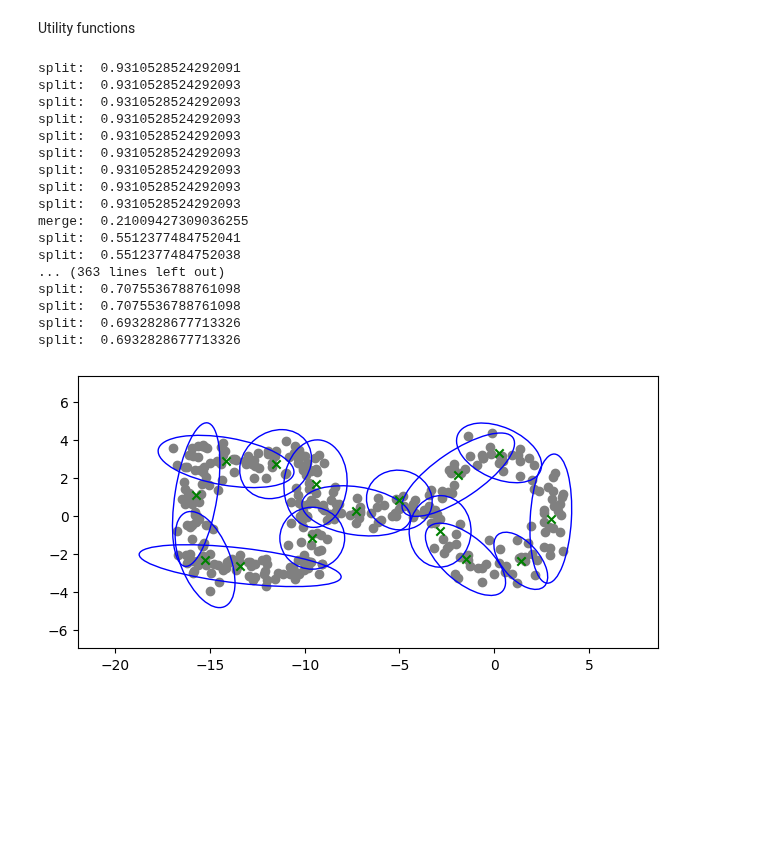
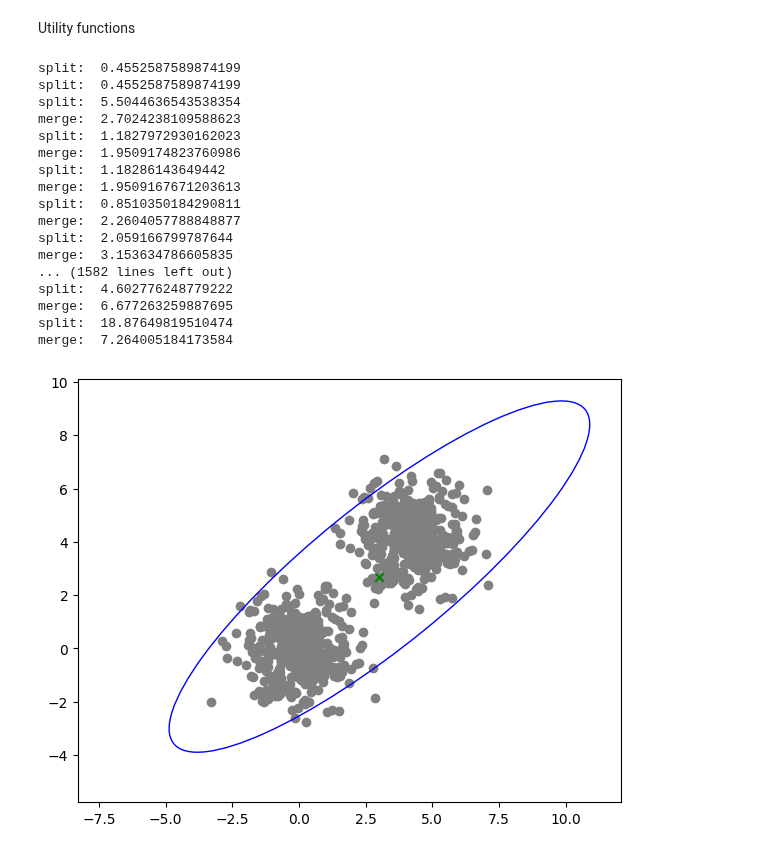
Before and after one commit to Stevan-LS/Online-DaDiL, a Jupyter notebook: Online GMM/Online GMM v2.ipynb, the cells around one changed output. Cells and saved outputs as stored; diff of their text form; code cells hidden in the pictures; blank space fills up the shorter version.

```diff
--- a/Online GMM/Online GMM v2.ipynb
+++ b/Online GMM/Online GMM v2.ipynb
@@ -138,11 +137,7 @@ a = 0.8
 # %% [markdown]
 Utility functions
 # %%
-def mahalanobis(x, gauss):
-    return np.sqrt(np.dot(np.dot((x - gauss[2]), np.linalg.inv(gauss[3])), (x - gauss[2])))
-
-
-def plot_GMM(GMM, fig, ax):
+def plot_GMM(GMM, limits, fig, ax):
 
     for i in range(len(GMM)):
         # Define the mean and covariance matrix
@@ -163,16 +158,9 @@ def plot_GMM(GMM, fig, ax):
                                 angle=angle, fill=False, color='b')
         ax.add_patch(ellipse)
 
-        # Set axis limits and labels
-        ax.set_xlim(xmin-5, xmax+5)
-        ax.set_ylim(ymin-3, ymax+3)
-
-def kld(GMMi, GMMj):
-    d = 1/2 * (np.log(det(GMMj[3])/det(GMMi[3])) + np.trace(np.dot(np.linalg.inv(GMMj[3]), GMMi[3]))
-                                   - np.dot(np.dot((GMMj[2] - GMMi[2]).reshape((1, len(GMMj[2]))), np.linalg.inv(GMMi[3])),
-                                            (GMMj[2] - GMMi[2]).reshape((len(GMMj[2]), 1)))
-                                    - len(GMMj[2]))
-    return d[0, 0]
+        # Set axis limits
+        ax.set_xlim(limits[0][0]-5, limits[0][1]+5)
+        ax.set_ylim(limits[1][0]-3, limits[1][1]+3)
 
 def split(gauss):
     eigenvalues, eigenvectors = np.linalg.eigh(gauss[3])
@@ -183,7 +171,7 @@ def split(gauss):
     c = gauss[1]/2
     mu1 = gauss[2] + delta_nu
     mu2 = gauss[2] - delta_nu
-    sigma = gauss[3] - np.dot(delta_nu.reshape((len(delta_nu), 1)), delta_nu.reshape((1, len(delta_nu))))
+    sigma = gauss[3] - np.outer(delta_nu, delta_nu)
     return [tau, c, mu1, sigma], [tau, c, mu2, sigma]
 
 def merge(gauss1, gauss2):
@@ -194,7 +182,6 @@ def merge(gauss1, gauss2):
     merged_mean = f1 * gauss1[2] + f2 * gauss2[2]
     merged_cov = f1 * gauss1[3] + f2 * gauss2[3] \
                 + f1 * f2 * np.outer(gauss1[2] - gauss2[2], gauss1[2] - gauss2[2])
-    #merged_cov = nearest_psd(merged_cov)
     merged_gauss = [merged_weight, merged_c, merged_mean, merged_cov]
     return merged_gauss
 
@@ -225,4 +212,11 @@ def nearest_psd(M):
         eigval, eigvec = np.linalg.eigh(M)
         nearest_psd = np.dot(eigvec, np.dot(np.diag(np.maximum(eigval, 0)), eigvec.T))
         return nearest_psd
+
+def init_cov_and_T_split(K_max, limits):
+    K_max = 15
+    cov_init_size = (limits[0][1]-limits[0][0] + limits[1][1]-limits[1][0])/(2*K_max)
+    cov_init = cov_init_size*np.eye(2)
+    T_split = np.linalg.det(cov_init)
+    return cov_init, T_split
 # %%
@@ -404,39 +280,36 @@ def GGMM_s_m(X, K_max, sigma0, alpha, T_sigma, T_split, T_merge):
 # %%
-data = np.random.permutation(X_ring_and_square)
+data = np.random.permutation(X)
 
 xmin, ymin = np.min(data, axis=0)[0], np.min(data, axis=0)[1]
 xmax, ymax = np.max(data, axis=0)[0], np.max(data, axis=0)[1]
+limits = [[xmin, xmax], [ymin, ymax]]
 
-K_max = 15
-cov_init_size = (xmax-xmin + ymax-ymin)/(2*K_max)
-cov_init = cov_init_size*np.eye(2)
-T_split = np.linalg.det(cov_init_size*np.eye(2))
-result = GGMM_v2(data, K_max, cov_init, 0.1, T_split)
-#result = GGMM_s_m(data, 2, np.eye(2)/1, 0.1, 10, 3, 1)
+K_max = 2
+cov_init, T_split = init_cov_and_T_split(K_max, limits)
 
+result = GGMM(data, K_max, cov_init, 0.1, T_split)
 
 fig, ax = plt.subplots()
-
 ax.scatter(x=data[:, 0], y=data[:, 1], color='grey', zorder = 1)
-plot_GMM(result, fig, ax)
+plot_GMM(result, limits, fig, ax)
 plt.gca().set_aspect('equal', adjustable='box')
 plt.tight_layout()
 # %% [output]
-split:  0.9310528524292091
-split:  0.9310528524292093
-split:  0.9310528524292093
-split:  0.9310528524292093
-split:  0.9310528524292093
-split:  0.9310528524292093
-split:  0.9310528524292093
-split:  0.9310528524292093
-split:  0.9310528524292093
-merge:  0.21009427309036255
-split:  0.5512377484752041
-split:  0.5512377484752038
-... (363 lines left out)
-split:  0.7075536788761098
-split:  0.7075536788761098
-split:  0.6932828677713326
-split:  0.6932828677713326
+split:  0.4552587589874199
+split:  0.4552587589874199
+split:  5.5044636543538354
+merge:  2.7024238109588623
+split:  1.1827972930162023
+merge:  1.9509174823760986
+split:  1.18286143649442
+merge:  1.9509167671203613
+split:  0.8510350184290811
+merge:  2.2604057788848877
+split:  2.059166799787644
+merge:  3.153634786605835
+... (1582 lines left out)
+split:  4.602776248779222
+merge:  6.677263259887695
+split:  18.87649819510474
+merge:  7.264005184173584
-[figure, old version]
+[figure, new version]
```
Also changed, not shown: parts of 7 cells of this notebook, 1 other file.
